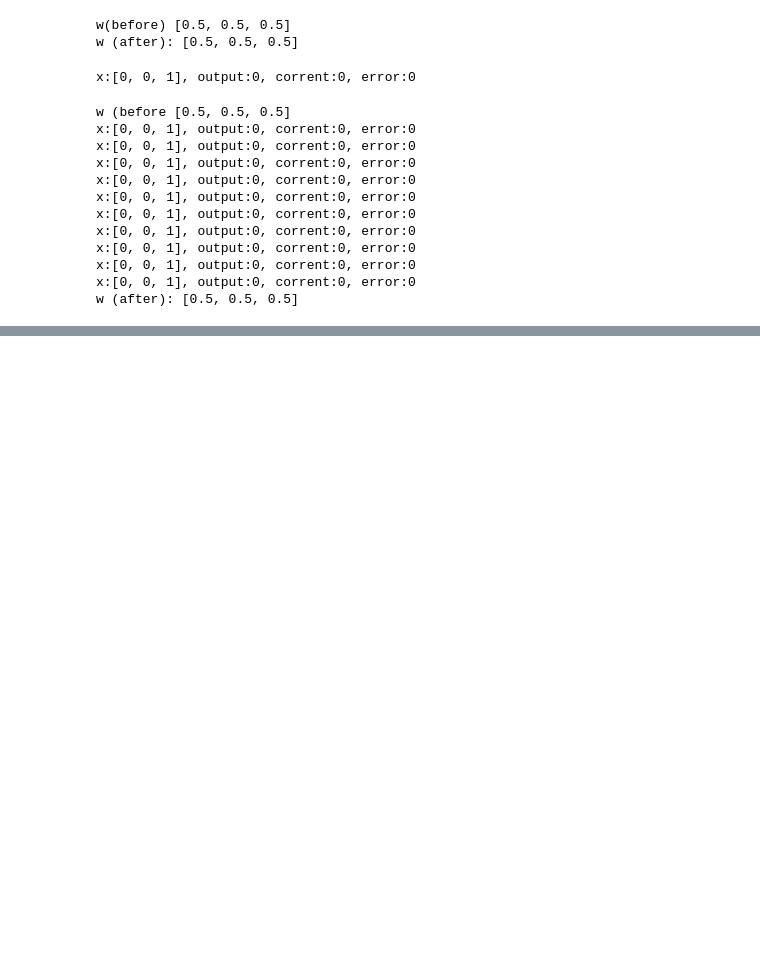
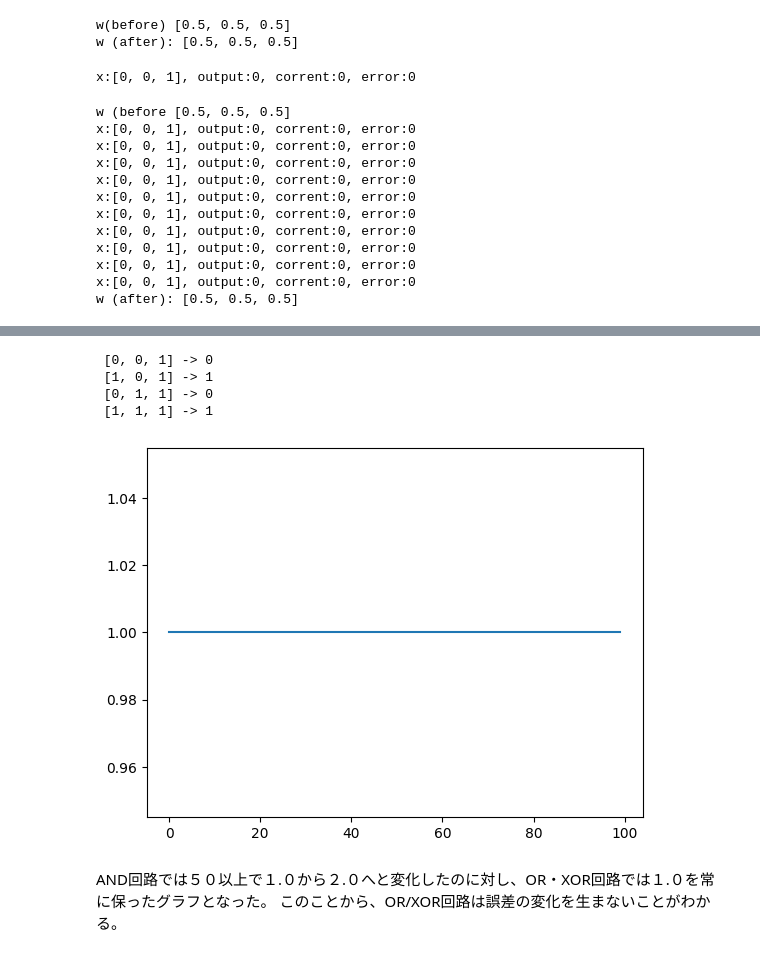
Before and after one commit to naoki-nishimoto/Prog2_11th, a Jupyter notebook: Untitled0_ipynb_のコピー.ipynb, the cells around one changed output, grey strips where cells are left out. Cells and saved outputs as stored; diff of their text form; code cells hidden in the pictures; blank space fills up the shorter version.

```diff
--- a/Untitled0_ipynb_のコピー.ipynb
+++ b/Untitled0_ipynb_のコピー.ipynb
@@ -30,7 +31,15 @@ EmptyDataError: ignored
 # %%
-#入出力データを用意(AND回路)
-train_x =[[0,0],[0,1],[1,0],[1,1]]
-train_y =[0,0,0,1]
+#@title デフォルトのタイトル テキスト
+#入出力データを用意
+#(AND回路)
+#train_x =[[0, 0], [0, 1], [1, 0], [1, 1]]
+#train_y =[0, 0, 0, 1]
+#（OR回路)
+train_x =[[0, 0], [1, 0], [0, 1], [1, 1]]
+train_y =[0, 1, 1, 1]
+#(XOR回路)
+#train_x =[[0, 0], [1, 0], [0, 1], [1, 1]]
+#train_y =[0, 1, 1, 1]
 # %%
 #入力デ－タの最後に項目を追加
 for i in range(len(train_x)):
@@ -125,3 +134,23 @@ x:[0, 0, 1], output:0, corrent:0, error:0
 x:[0, 0, 1], output:0, corrent:0, error:0
 x:[0, 0, 1], output:0, corrent:0, error:0
 w (after): [0.5, 0.5, 0.5]
+# %%
+def train(w, x, y, eta):
+  o = feedforward(x, w)
+  e = o - y
+  for j in range(len(w)):
+    w[j] = w[j] - eta * e * x[j]
+    return w, e
+# %%
+weight = [0.5, 0.5, 0.5]
+eta =0.01
+epoch = 100
+E = []
+for t in range(epoch):
+  error = 0
+  for x, y in zip(train_x, train_y):
+    #各データに対する学習
+    weight, e = train(weight, x, y, eta)
+    error = error + (e * e)
+  E.append(error)
+  print("Epoch: {}, Error: {}".format(t, error))
@@ -127,0 +175,20 @@ w (after): [0.5, 0.5, 0.5]
+# %%
+for x in train_x:
+  print(" {} -> {}". format(x, feedforward(x, weight)))
+# %% [output]
+ [0, 0, 1] -> 0
+ [1, 0, 1] -> 1
+ [0, 1, 1] -> 0
+ [1, 1, 1] -> 1
+# %%
+import matplotlib.pyplot as plt
+import numpy as np
+
+E = np.array(E)
+plt.plot(E)
+plt.show()
+# %% [output]
+[figure, added]
+# %% [markdown]
+AND回路では５０以上で１.０から２.０へと変化したのに対し、OR・XOR回路では１.０を常に保ったグラフとなった。
+このことから、OR/XOR回路は誤差の変化を生まないことがわかる。
```
Also changed, not shown: parts of 5 cells of this notebook.
